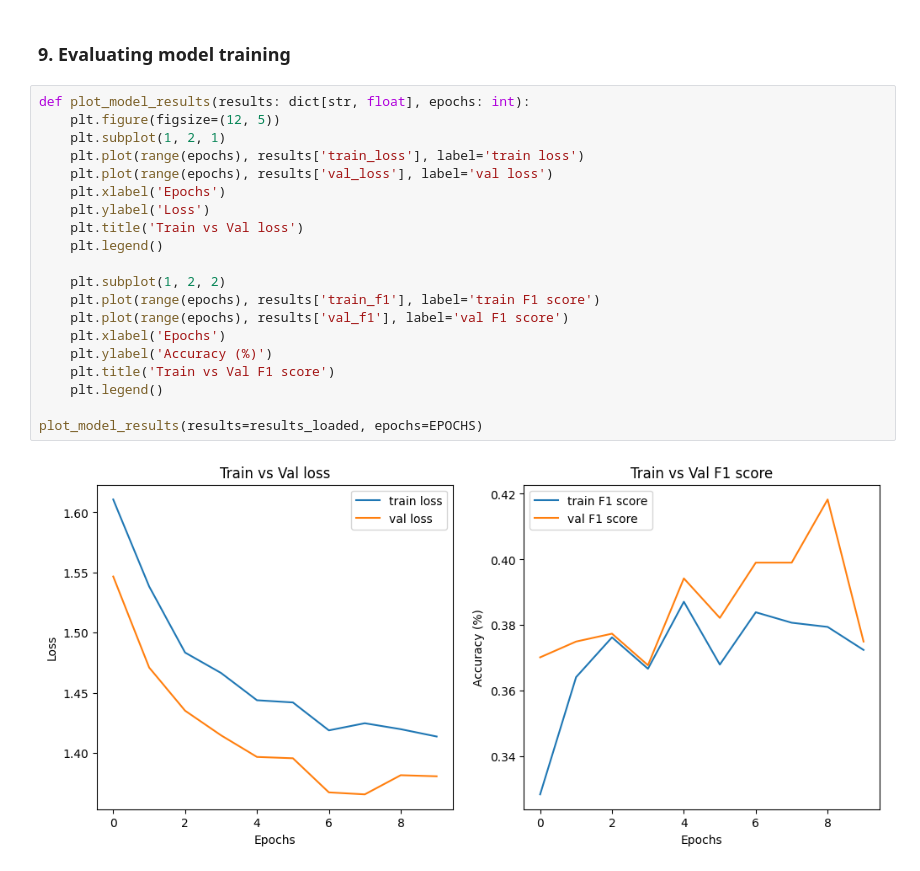
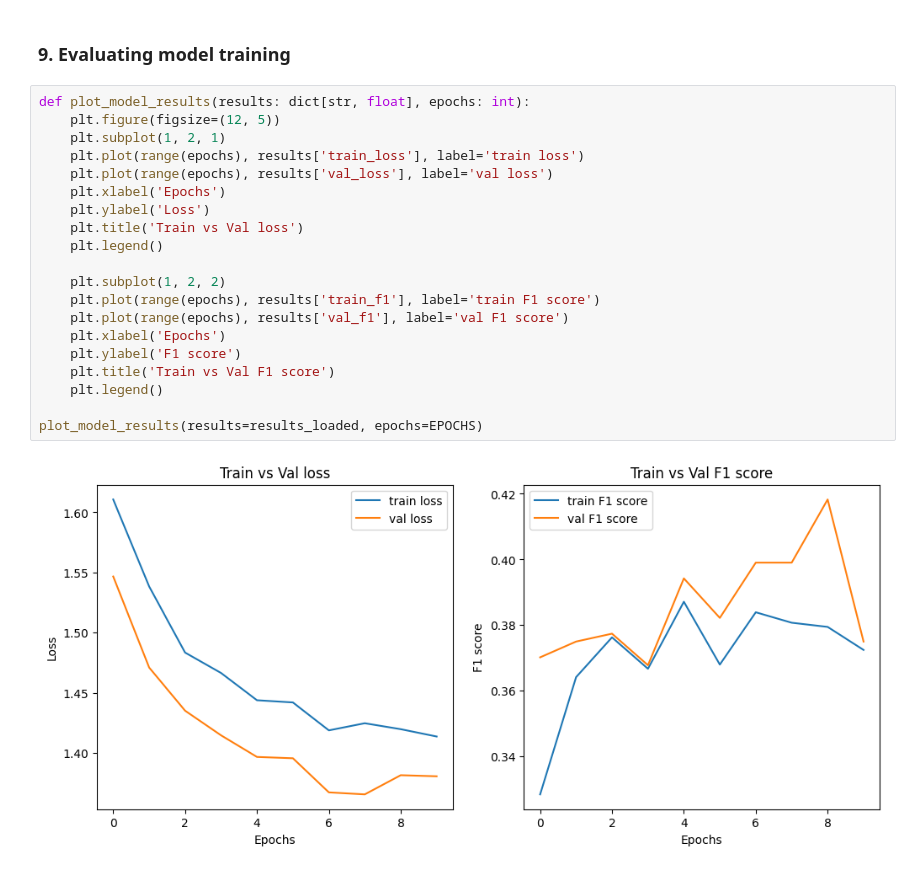
Before and after one commit to SL-207/Mixed-Input-Price-Classifier, a Jupyter notebook: Mixed_Input_Price_Classification.ipynb, the cells around one changed output. Cells and saved outputs as stored; diff of their text form.

```diff
--- a/Mixed_Input_Price_Classification.ipynb
+++ b/Mixed_Input_Price_Classification.ipynb
@@ -557,22 +557,22 @@ PriceRangeClfModel(
 # %%
 def plot_model_results(results: dict[str, float], epochs: int):
     plt.figure(figsize=(12, 5))
     plt.subplot(1, 2, 1)
     plt.plot(range(epochs), results['train_loss'], label='train loss')
     plt.plot(range(epochs), results['val_loss'], label='val loss')
     plt.xlabel('Epochs')
     plt.ylabel('Loss')
     plt.title('Train vs Val loss')
     plt.legend()
 
     plt.subplot(1, 2, 2)
     plt.plot(range(epochs), results['train_f1'], label='train F1 score')
     plt.plot(range(epochs), results['val_f1'], label='val F1 score')
     plt.xlabel('Epochs')
-    plt.ylabel('Accuracy (%)')
+    plt.ylabel('F1 score')
     plt.title('Train vs Val F1 score')
     plt.legend()
 
 plot_model_results(results=results_loaded, epochs=EPOCHS)
 # %% [output]
-[figure, old version]
+[figure, new version]
```
